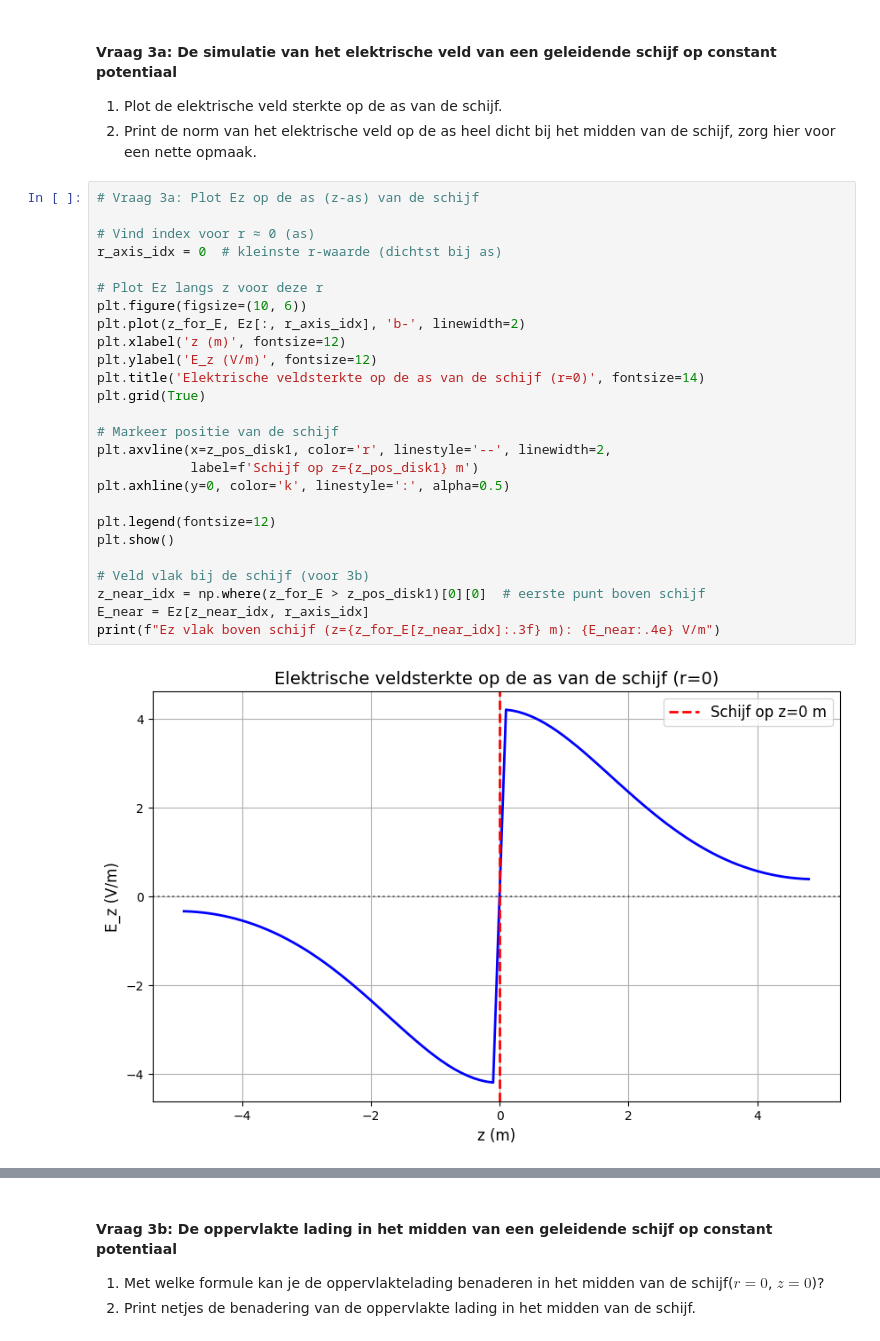
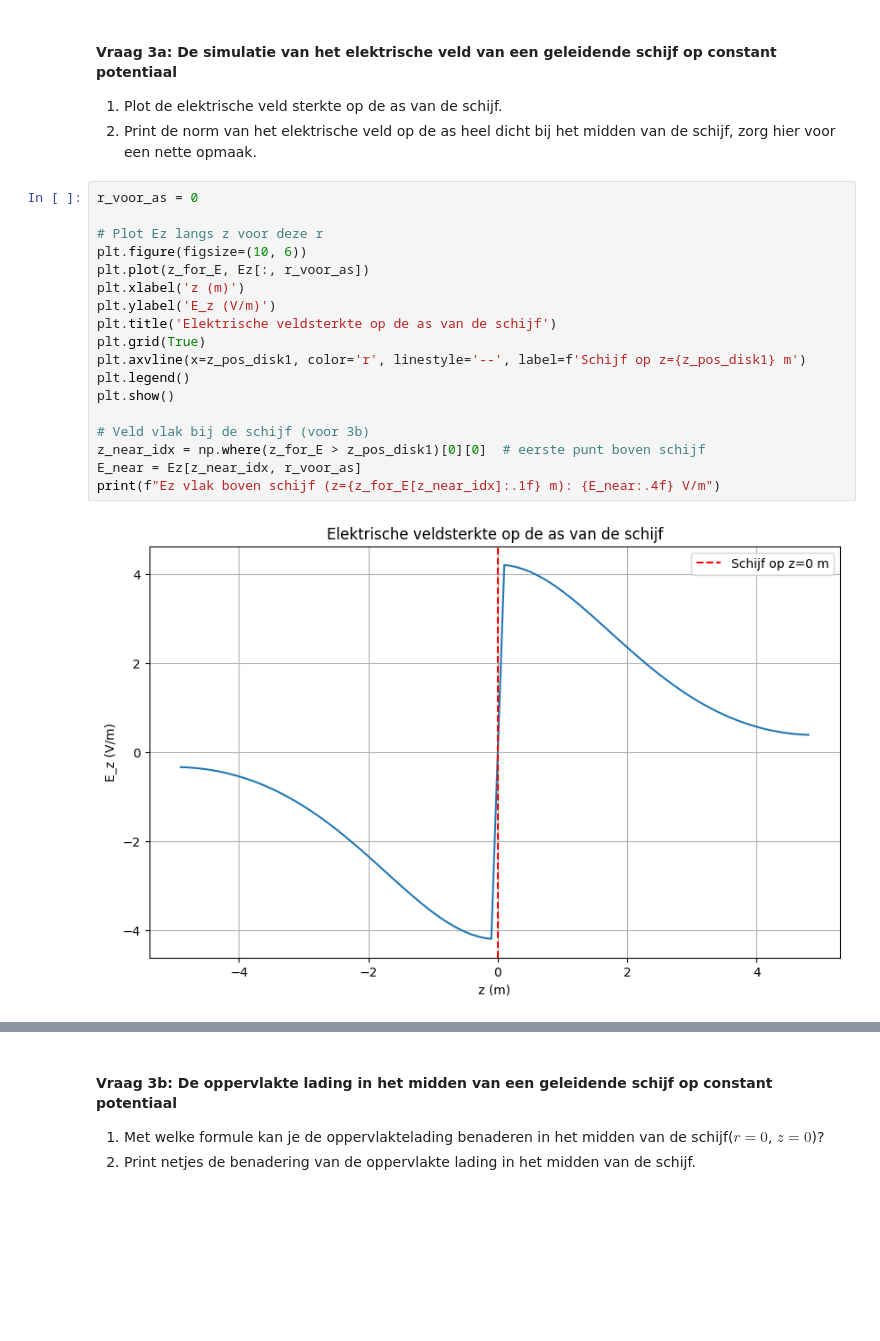
Before and after one commit to florisdekker148-bit/Floris-opdrachten-DEF-D, a Jupyter notebook: DigitaleOntwerpopdrachten/1CondensatorOpdracht/CondensatorOntwerpopdracht.ipynb, the cells around one changed output, grey strips where cells are left out. Cells and saved outputs as stored; diff of their text form; blank space fills up the shorter version.

```diff
--- a/DigitaleOntwerpopdrachten/1CondensatorOpdracht/CondensatorOntwerpopdracht.ipynb
+++ b/DigitaleOntwerpopdrachten/1CondensatorOpdracht/CondensatorOntwerpopdracht.ipynb
@@ -326,30 +326,22 @@ plot_results_disk(Ez, Er, normE, V, r, z, grid_step, disk_radius, z_pos_disk1, z
 1. Plot de elektrische veld sterkte op de as van de schijf.
 2. Print de norm van het elektrische veld op de as heel dicht bij het midden van de schijf, zorg hier voor een nette opmaak.
 # %%
-# Vraag 3a: Plot Ez op de as (z-as) van de schijf
-
-# Vind index voor r ≈ 0 (as)
-r_axis_idx = 0  # kleinste r-waarde (dichtst bij as)
+r_voor_as = 0
 
 # Plot Ez langs z voor deze r
 plt.figure(figsize=(10, 6))
-plt.plot(z_for_E, Ez[:, r_axis_idx], 'b-', linewidth=2)
-plt.xlabel('z (m)', fontsize=12)
-plt.ylabel('E_z (V/m)', fontsize=12)
-plt.title('Elektrische veldsterkte op de as van de schijf (r=0)', fontsize=14)
+plt.plot(z_for_E, Ez[:, r_voor_as])
+plt.xlabel('z (m)')
+plt.ylabel('E_z (V/m)')
+plt.title('Elektrische veldsterkte op de as van de schijf')
 plt.grid(True)
-
-# Markeer positie van de schijf
-plt.axvline(x=z_pos_disk1, color='r', linestyle='--', linewidth=2,
-            label=f'Schijf op z={z_pos_disk1} m')
-plt.axhline(y=0, color='k', linestyle=':', alpha=0.5)
-
-plt.legend(fontsize=12)
+plt.axvline(x=z_pos_disk1, color='r', linestyle='--', label=f'Schijf op z={z_pos_disk1} m')
+plt.legend()
 plt.show()
 
 # Veld vlak bij de schijf (voor 3b)
 z_near_idx = np.where(z_for_E > z_pos_disk1)[0][0]  # eerste punt boven schijf
-E_near = Ez[z_near_idx, r_axis_idx]
-print(f"Ez vlak boven schijf (z={z_for_E[z_near_idx]:.3f} m): {E_near:.4e} V/m")
+E_near = Ez[z_near_idx, r_voor_as]
+print(f"Ez vlak boven schijf (z={z_for_E[z_near_idx]:.1f} m): {E_near:.4f} V/m")
 # %% [output]
-[figure, old version]
+[figure, new version]
```
Also changed, not shown: parts of 11 cells of this notebook, 1 other file.
